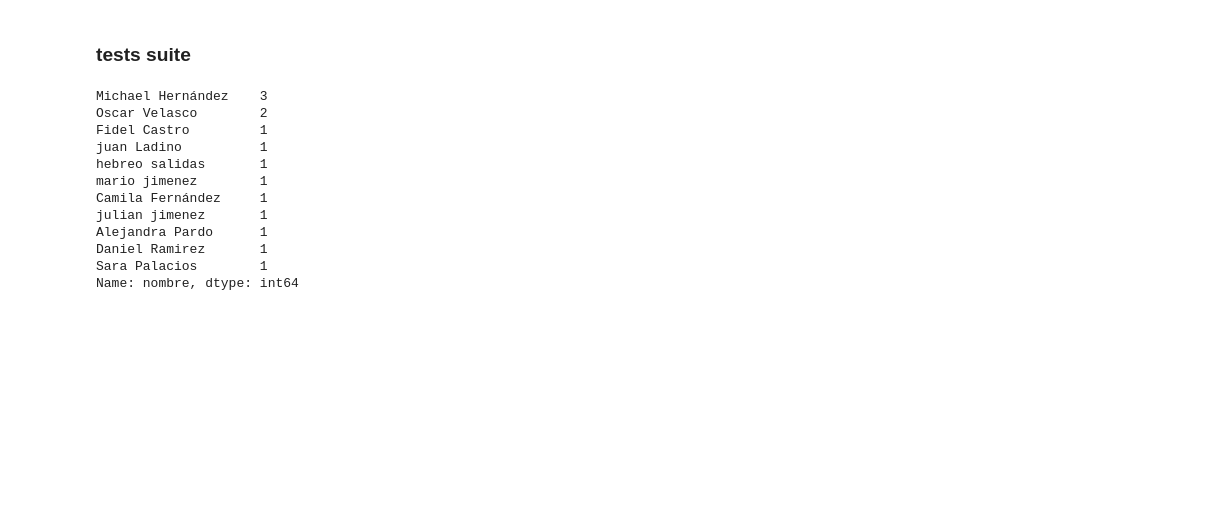
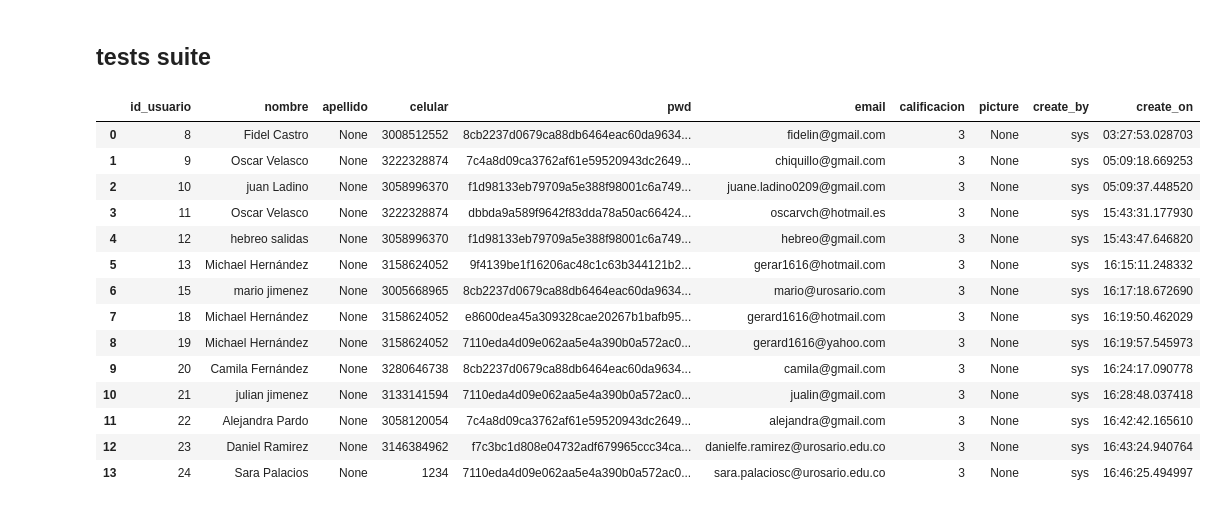
Before and after one commit to estebanhernandezr/Entregas-Semanales, a Jupyter notebook: Scripts_capstone.ipynb, the cells around one changed output. Drawn from its saved outputs; the diff is of its cells as text; code cells hidden in the pictures; blank space fills up the shorter version.

```diff
--- a/Scripts_capstone.ipynb
+++ b/Scripts_capstone.ipynb
@@ -58,18 +78,21 @@ Name: nombre, dtype: int64
 # %% [markdown]
-### **tests suite**
+## **tests suite**
 # %%
 usuariosDF = db_selection('*', 'Usuario')
-usuariosDF['nombre'].value_counts()
+usuariosDF
 # %% [output]
-Michael Hernández    3
-Oscar Velasco        2
-Fidel Castro         1
-juan Ladino          1
-hebreo salidas       1
-mario jimenez        1
-Camila Fernández     1
-julian jimenez       1
-Alejandra Pardo      1
-Daniel Ramirez       1
-Sara Palacios        1
-Name: nombre, dtype: int64
+|  | id_usuario | nombre | apellido | celular | pwd | email | calificacion | picture | create_by | create_on |
+| 0 | 8 | Fidel Castro | None | 3008512552 | 8cb2237d0679ca88db6464eac60da9634... | fidelin@gmail.com | 3 | None | sys | 03:27:53.028703 |
+| 1 | 9 | Oscar Velasco | None | 3222328874 | 7c4a8d09ca3762af61e59520943dc2649... | chiquillo@gmail.com | 3 | None | sys | 05:09:18.669253 |
+| 2 | 10 | juan Ladino | None | 3058996370 | f1d98133eb79709a5e388f98001c6a749... | juane.ladino0209@gmail.com | 3 | None | sys | 05:09:37.448520 |
+| 3 | 11 | Oscar Velasco | None | 3222328874 | dbbda9a589f9642f83dda78a50ac66424... | oscarvch@hotmail.es | 3 | None | sys | 15:43:31.177930 |
+| 4 | 12 | hebreo salidas | None | 3058996370 | f1d98133eb79709a5e388f98001c6a749... | hebreo@gmail.com | 3 | None | sys | 15:43:47.646820 |
+| 5 | 13 | Michael Hernández | None | 3158624052 | 9f4139be1f16206ac48c1c63b344121b2... | gerar1616@hotmail.com | 3 | None | sys | 16:15:11.248332 |
+| 6 | 15 | mario jimenez | None | 3005668965 | 8cb2237d0679ca88db6464eac60da9634... | mario@urosario.com | 3 | None | sys | 16:17:18.672690 |
+| 7 | 18 | Michael Hernández | None | 3158624052 | e8600dea45a309328cae20267b1bafb95... | gerard1616@hotmail.com | 3 | None | sys | 16:19:50.462029 |
+| 8 | 19 | Michael Hernández | None | 3158624052 | 7110eda4d09e062aa5e4a390b0a572ac0... | gerard1616@yahoo.com | 3 | None | sys | 16:19:57.545973 |
+| 9 | 20 | Camila Fernández | None | 3280646738 | 8cb2237d0679ca88db6464eac60da9634... | camila@gmail.com | 3 | None | sys | 16:24:17.090778 |
+| 10 | 21 | julian jimenez | None | 3133141594 | 7110eda4d09e062aa5e4a390b0a572ac0... | jualin@gmail.com | 3 | None | sys | 16:28:48.037418 |
+| 11 | 22 | Alejandra Pardo | None | 3058120054 | 7c4a8d09ca3762af61e59520943dc2649... | alejandra@gmail.com | 3 | None | sys | 16:42:42.165610 |
+| 12 | 23 | Daniel Ramirez | None | 3146384962 | f7c3bc1d808e04732adf679965ccc34ca... | danielfe.ramirez@urosario.edu.co | 3 | None | sys | 16:43:24.940764 |
+| 13 | 24 | Sara Palacios | None | 1234 | 7110eda4d09e062aa5e4a390b0a572ac0... | sara.palaciosc@urosario.edu.co | 3 | None | sys | 16:46:25.494997 |
```
Also changed, not shown: parts of 11 cells of this notebook.
